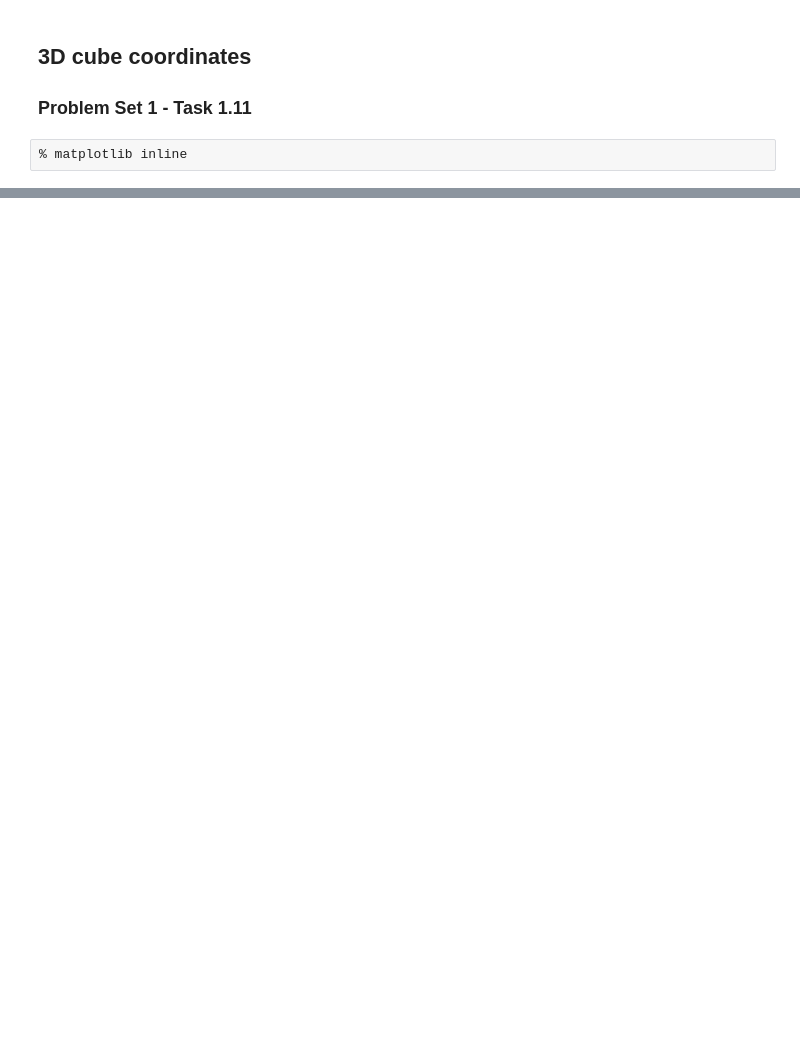
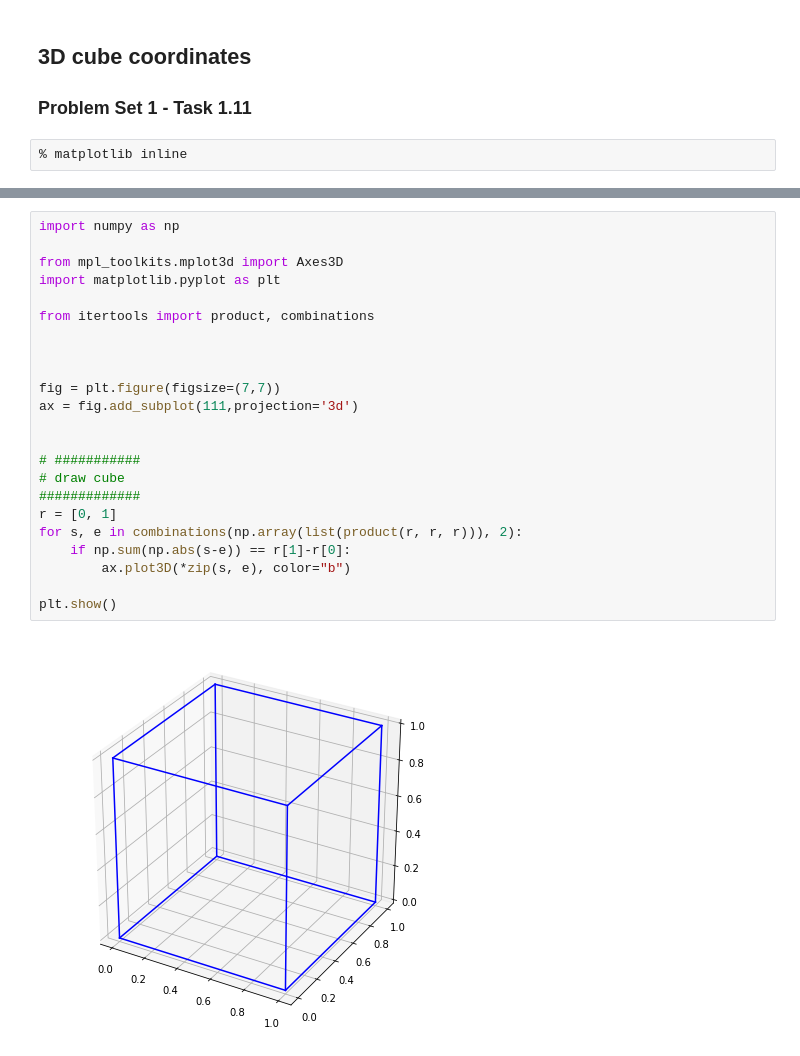
Before and after one commit to koepferl/LinAlg_in_PYTHON, a Jupyter notebook: ProblemSet01_Task1.11_3D-cube.ipynb, the cells around one changed output, grey strips where cells are left out. Drawn from its saved outputs; the diff is of its cells as text; blank space fills up the shorter version.

Commit message:
Problem Set 01: update 3D cube

```diff
--- a/ProblemSet01_Task1.11_3D-cube.ipynb
+++ b/ProblemSet01_Task1.11_3D-cube.ipynb
@@ -53,0 +59,25 @@ plt.show()
+# %%
+import numpy as np
+
+from mpl_toolkits.mplot3d import Axes3D
+import matplotlib.pyplot as plt
+
+from itertools import product, combinations
+
+
+
+fig = plt.figure(figsize=(7,7))
+ax = fig.add_subplot(111,projection='3d')
+
+
+# ###########
+# draw cube
+#############
+r = [0, 1]
+for s, e in combinations(np.array(list(product(r, r, r))), 2):
+    if np.sum(np.abs(s-e)) == r[1]-r[0]:
+        ax.plot3D(*zip(s, e), color="b")
+
+plt.show()
+# %% [output]
+[figure, added]
```
Also changed, not shown: parts of 1 cell of this notebook.
